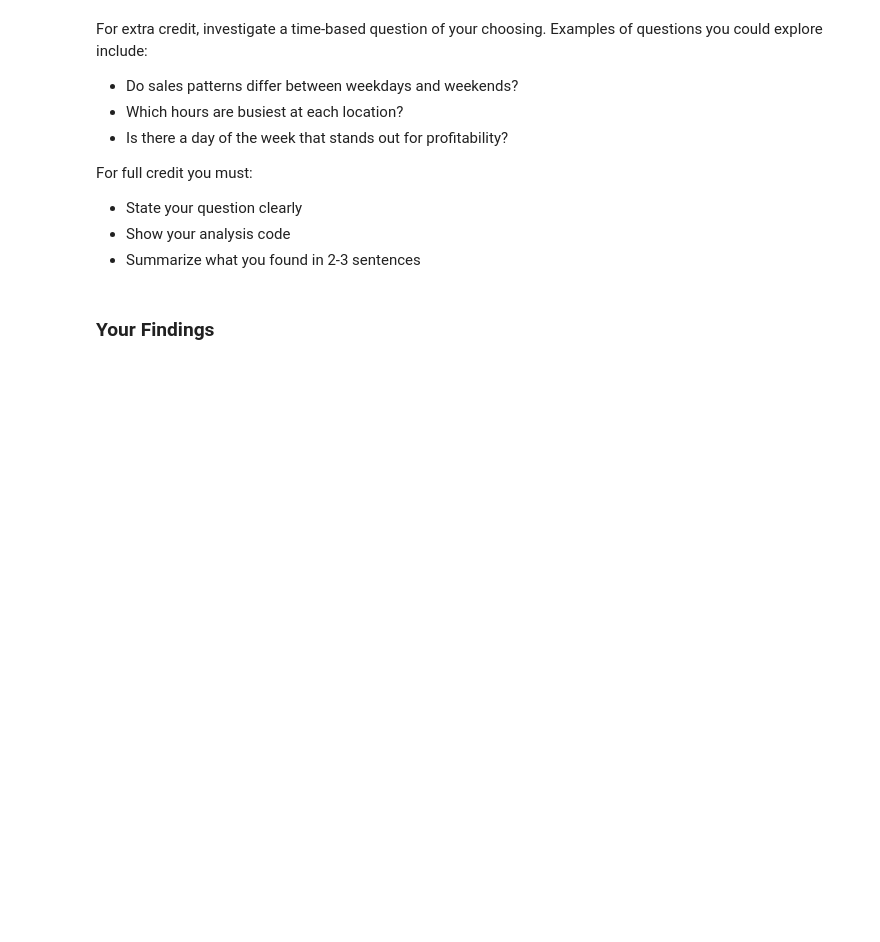
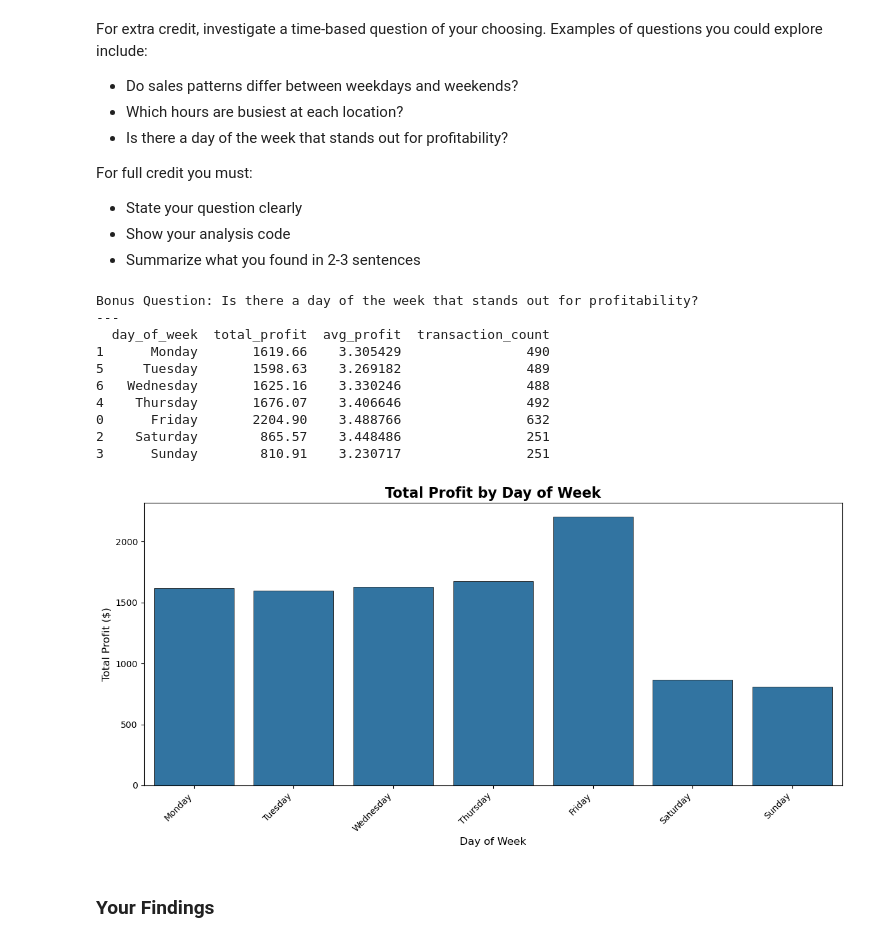
Before and after one commit to dev-festival/py4eda-work, a Jupyter notebook: test2b/test_2b.ipynb, the cells around one changed output. Cells and saved outputs as stored; diff of their text form; code cells hidden in the pictures; blank space fills up the shorter version.

Commit message:
update: BONUS TASK: Complete

```diff
--- a/test2b/test_2b.ipynb
+++ b/test2b/test_2b.ipynb
@@ -416,6 +423,48 @@ For full credit you must:
 - Summarize what you found in 2-3 sentences
 # %%
 # Bonus: Your time-based analysis here
+
+print("Bonus Question: Is there a day of the week that stands out for profitability? \n---")
+
+# Extract day of week from timestamp
+merge['day_of_week'] = pd.to_datetime(merge['timestamp']).dt.day_name()
+
+# Analyze profit by day of week
+daily_profit = merge.groupby('day_of_week', as_index=False).agg(
+    total_profit=('profit', 'sum'),
+    avg_profit=('profit', 'mean'),
+    transaction_count=('profit', 'count')
+)
+
+# Order by day of week
+day_order = ['Monday', 'Tuesday', 'Wednesday', 'Thursday', 'Friday', 'Saturday', 'Sunday']
+daily_profit['day_of_week'] = pd.Categorical(daily_profit['day_of_week'], categories=day_order, ordered=True)
+daily_profit = daily_profit.sort_values('day_of_week')
+
+print(daily_profit)
+
+# SNS Bar Plot
+plt.figure(figsize=(12, 6))
+sns.barplot(data=daily_profit, x='day_of_week', y='total_profit',
+            edgecolor='black', linewidth=.5)
+plt.title('Total Profit by Day of Week', fontsize=16, fontweight='bold')
+plt.xlabel('Day of Week', fontsize=12)
+plt.ylabel('Total Profit ($)', fontsize=12)
+plt.xticks(rotation=45, ha='right')
+plt.tight_layout()
+plt.show()
+# %% [output]
+Bonus Question: Is there a day of the week that stands out for profitability?
+---
+  day_of_week  total_profit  avg_profit  transaction_count
+1      Monday       1619.66    3.305429                490
+5     Tuesday       1598.63    3.269182                489
+6   Wednesday       1625.16    3.330246                488
+4    Thursday       1676.07    3.406646                492
+0      Friday       2204.90    3.488766                632
+2    Saturday        865.57    3.448486                251
+3      Sunday        810.91    3.230717                251
+[figure, added]
 # %% [markdown]
 ### Your Findings
 # %% [markdown]
```
Also changed, not shown: parts of 2 cells of this notebook.
